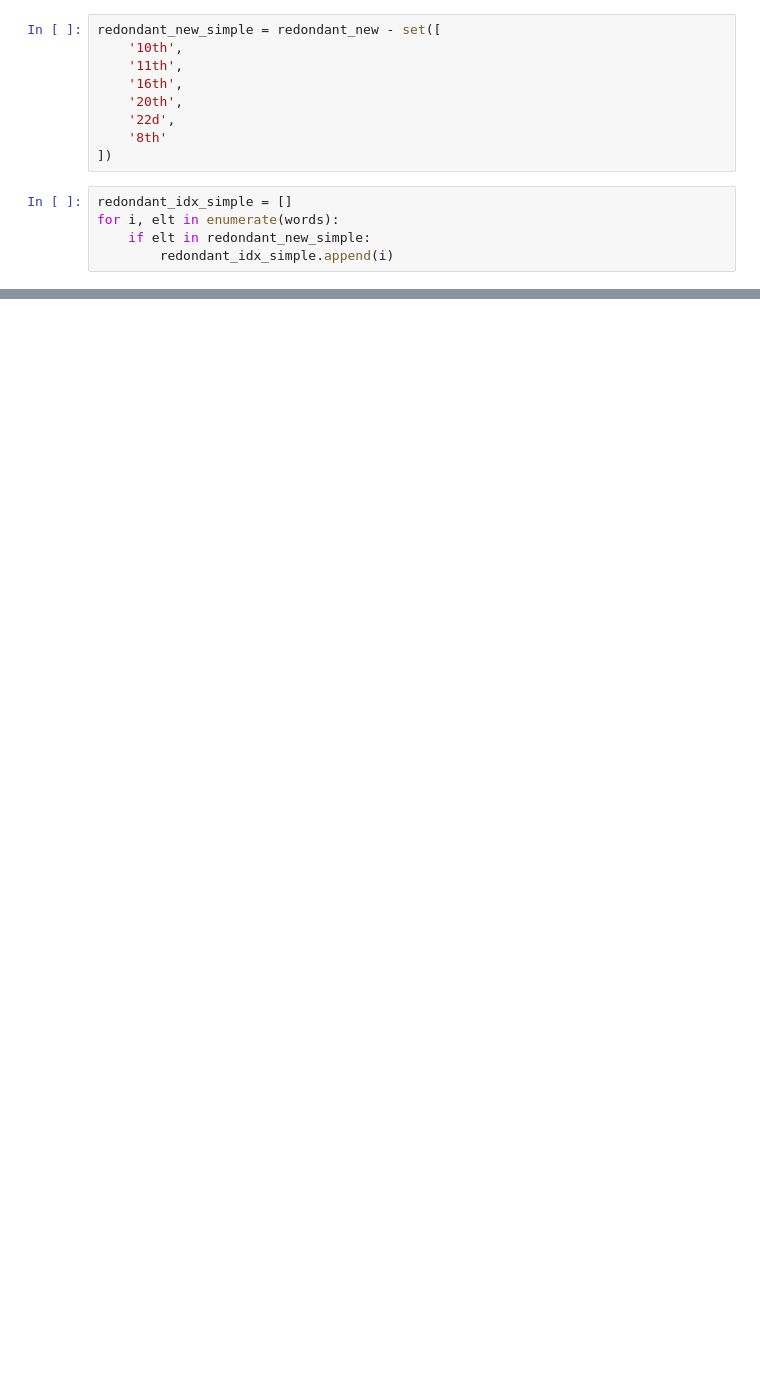
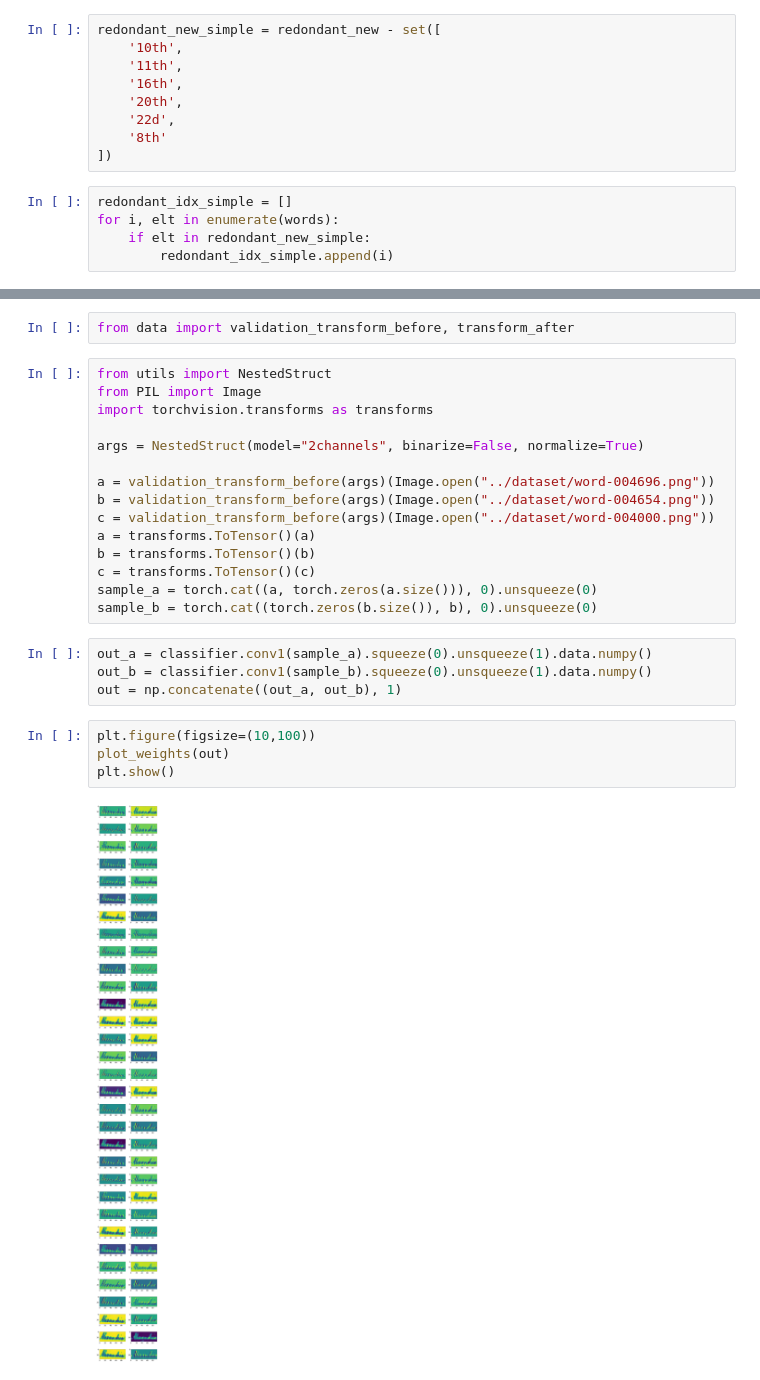
Before and after one commit to felixgaschi/word-image-similarity, a Jupyter notebook: Visualisation.ipynb, the cells around one changed output, grey strips where cells are left out. Drawn from its saved outputs; the diff is of its cells as text; blank space fills up the shorter version.

```diff
--- a/Visualisation.ipynb
+++ b/Visualisation.ipynb
@@ -443,0 +328,27 @@ redondant_idx_simple
+# %%
+from data import validation_transform_before, transform_after
+# %%
+from utils import NestedStruct
+from PIL import Image
+import torchvision.transforms as transforms
+
+args = NestedStruct(model="2channels", binarize=False, normalize=True)
+
+a = validation_transform_before(args)(Image.open("../dataset/word-004696.png"))
+b = validation_transform_before(args)(Image.open("../dataset/word-004654.png"))
+c = validation_transform_before(args)(Image.open("../dataset/word-004000.png"))
+a = transforms.ToTensor()(a)
+b = transforms.ToTensor()(b)
+c = transforms.ToTensor()(c)
+sample_a = torch.cat((a, torch.zeros(a.size())), 0).unsqueeze(0)
+sample_b = torch.cat((torch.zeros(b.size()), b), 0).unsqueeze(0)
+# %%
+out_a = classifier.conv1(sample_a).squeeze(0).unsqueeze(1).data.numpy()
+out_b = classifier.conv1(sample_b).squeeze(0).unsqueeze(1).data.numpy()
+out = np.concatenate((out_a, out_b), 1)
+# %%
+plt.figure(figsize=(10,100))
+plot_weights(out)
+plt.show()
+# %% [output]
+[figure, added]
```
Also changed, not shown: parts of 22 cells of this notebook, 1 other file.
